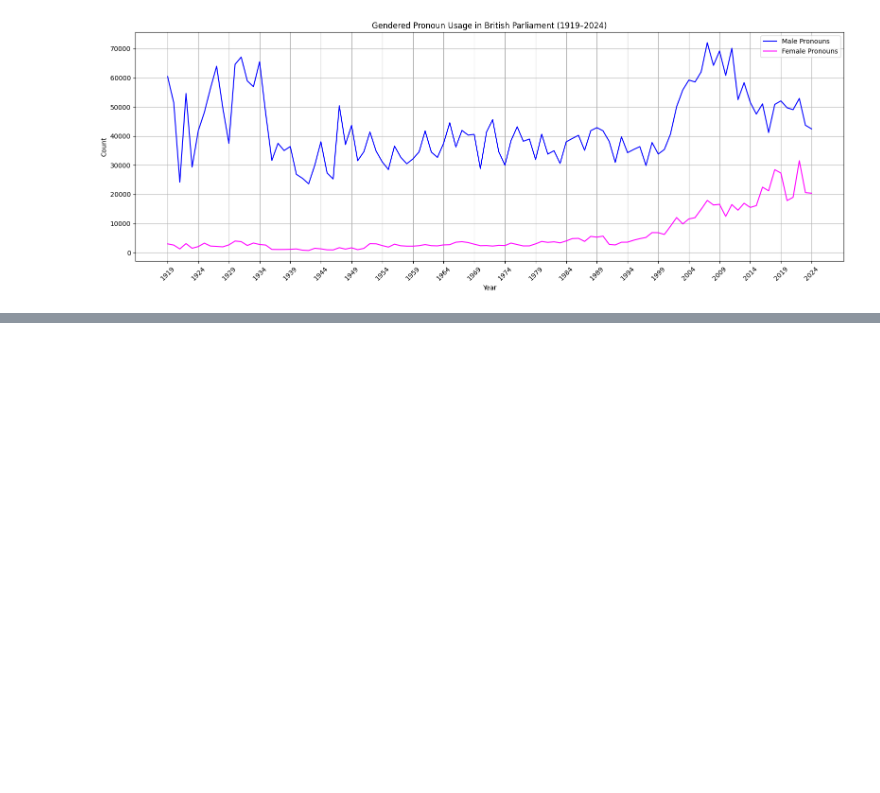
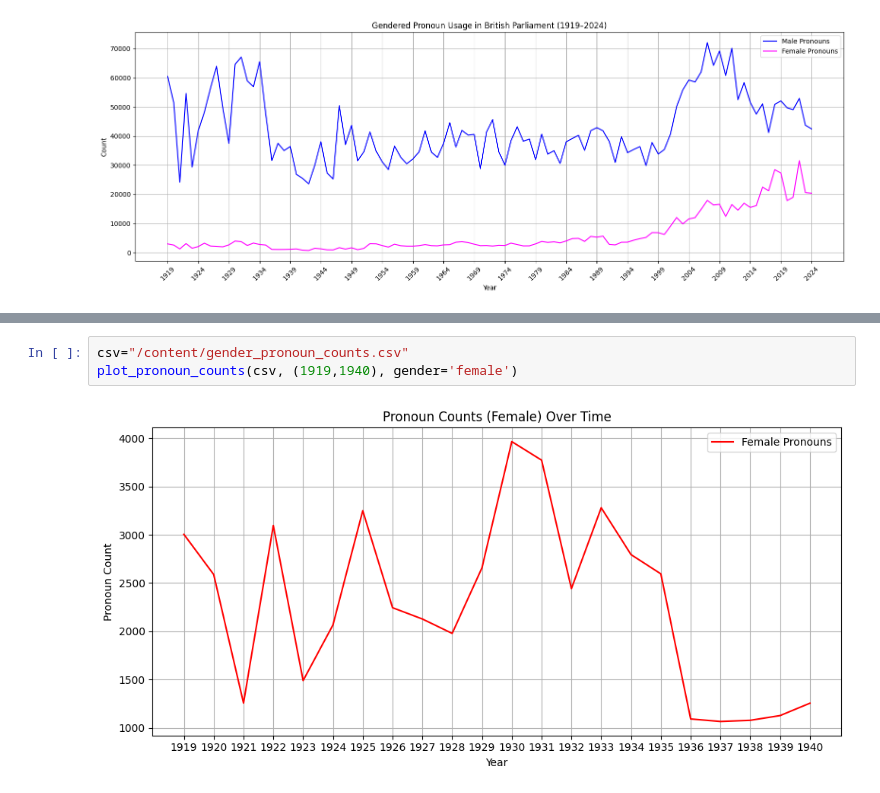
Before and after one commit to pk2971/computational-gender-analysis, a Jupyter notebook: notebooks/British_Parliament_Gender_EDA_.ipynb, the cells around one changed output, grey strips where cells are left out. Drawn from its saved outputs; the diff is of its cells as text; blank space fills up the shorter version.

```diff
--- a/notebooks/British_Parliament_Gender_EDA_.ipynb
+++ b/notebooks/British_Parliament_Gender_EDA_.ipynb
@@ -200,0 +247,5 @@ files.download('gender_pronoun_counts.csv')
+# %%
+csv="/content/gender_pronoun_counts.csv"
+plot_pronoun_counts(csv, (1919,1940), gender='female')
+# %% [output]
+[figure, added]
```
Also changed, not shown: parts of 2 cells of this notebook.
